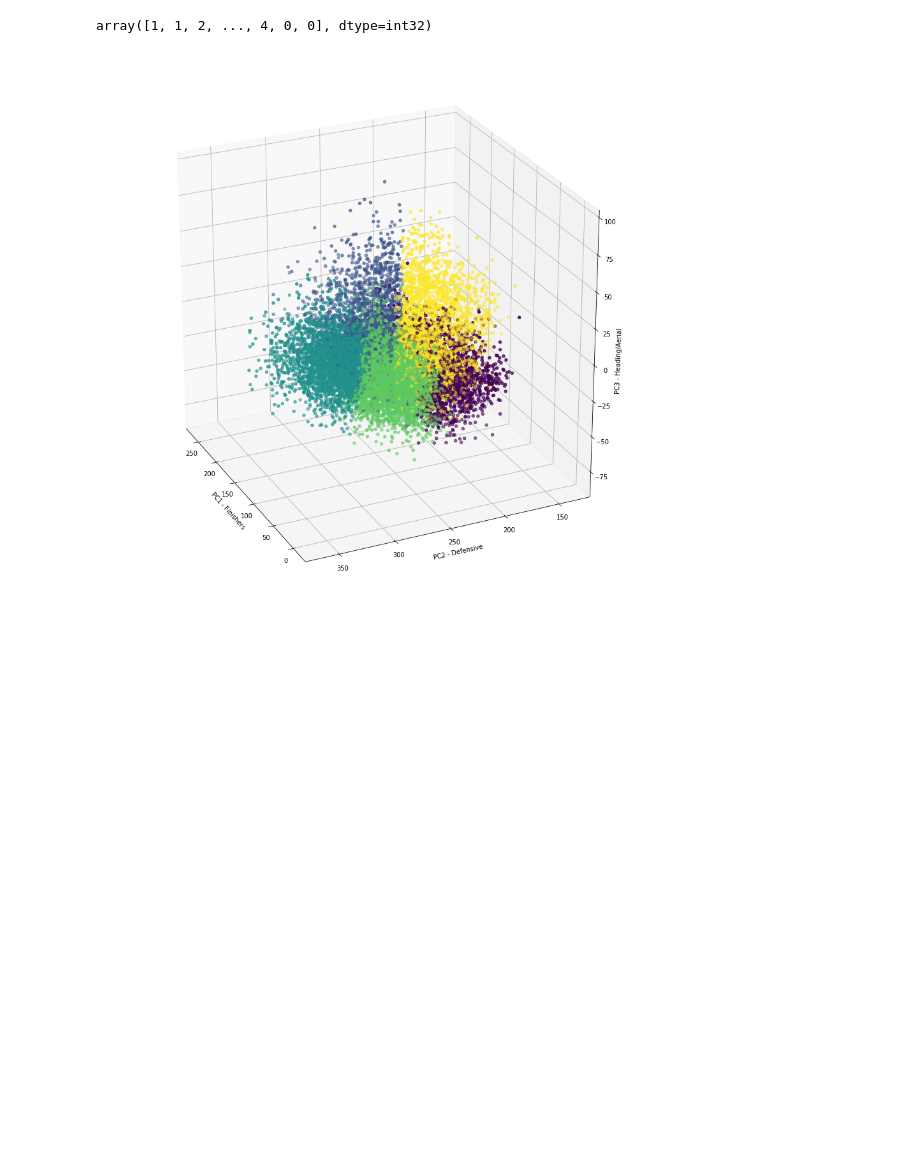
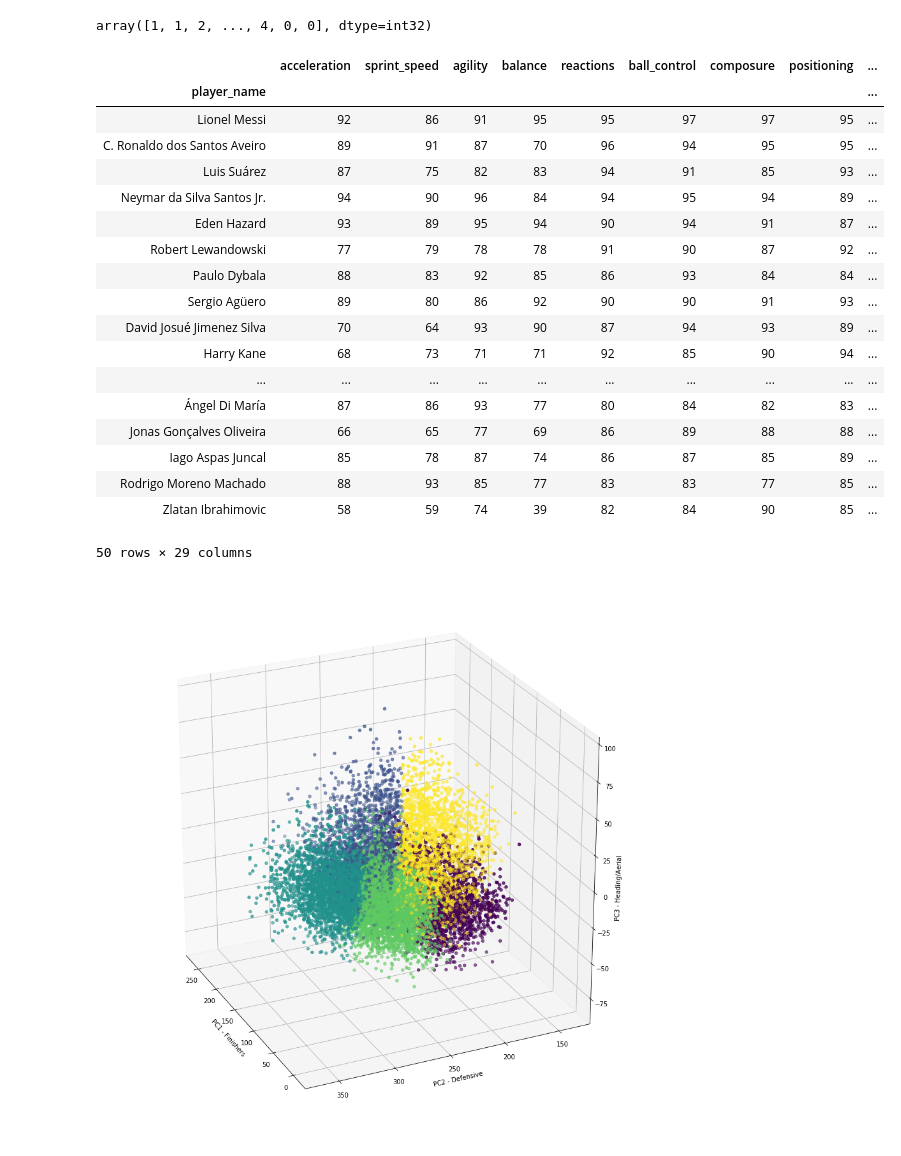
Before and after one commit to dirkstrong1/soccer_player_predictor, a Jupyter notebook: sandbox/data_prep.ipynb, the cells around one changed output. Saved outputs shown, nothing was run; the diff lists cells and outputs as text; code cells hidden in the pictures; blank space fills up the shorter version.

```diff
--- a/sandbox/data_prep.ipynb
+++ b/sandbox/data_prep.ipynb
@@ -105,6 +105,28 @@ technical_finishing_attackers = field_clean_df[field_clean_df['classification']
 all_rounders_passers = field_clean_df[field_clean_df['classification'] == 2]
 def_ball_winners = field_clean_df[field_clean_df['classification'] == 3]
 aerial_ball_skillers = field_clean_df[field_clean_df['classification'] == 4]
+# %%
+technical_finishing_attackers.head(50)
+# %% [output]
+|  | acceleration | sprint_speed | agility | balance | reactions | ball_control | composure | positioning | ... |
+| player_name |  |  |  |  |  |  |  |  | ... |
+| Lionel Messi | 92 | 86 | 91 | 95 | 95 | 97 | 97 | 95 | ... |
+| C. Ronaldo dos Santos Aveiro | 89 | 91 | 87 | 70 | 96 | 94 | 95 | 95 | ... |
+| Luis Suárez | 87 | 75 | 82 | 83 | 94 | 91 | 85 | 93 | ... |
+| Neymar da Silva Santos Jr. | 94 | 90 | 96 | 84 | 94 | 95 | 94 | 89 | ... |
+| Eden Hazard | 93 | 89 | 95 | 94 | 90 | 94 | 91 | 87 | ... |
+| Robert Lewandowski | 77 | 79 | 78 | 78 | 91 | 90 | 87 | 92 | ... |
+| Paulo Dybala | 88 | 83 | 92 | 85 | 86 | 93 | 84 | 84 | ... |
+| Sergio Agüero | 89 | 80 | 86 | 92 | 90 | 90 | 91 | 93 | ... |
+| David Josué Jimenez Silva | 70 | 64 | 93 | 90 | 87 | 94 | 93 | 89 | ... |
+| Harry Kane | 68 | 73 | 71 | 71 | 92 | 85 | 90 | 94 | ... |
+| ... | ... | ... | ... | ... | ... | ... | ... | ... | ... |
+| Ángel Di María | 87 | 86 | 93 | 77 | 80 | 84 | 82 | 83 | ... |
+| Jonas Gonçalves Oliveira | 66 | 65 | 77 | 69 | 86 | 89 | 88 | 88 | ... |
+| Iago Aspas Juncal | 85 | 78 | 87 | 74 | 86 | 87 | 85 | 89 | ... |
+| Rodrigo Moreno Machado | 88 | 93 | 85 | 77 | 83 | 83 | 77 | 85 | ... |
+| Zlatan Ibrahimovic | 58 | 59 | 74 | 39 | 82 | 84 | 90 | 85 | ... |
+50 rows × 29 columns
 # %%
 # plot clusters in a 3D space for visualization ---
 fig = plt.figure(figsize=(12, 12))
```
Also changed, not shown: parts of 1 cell of this notebook, 14 other files.
